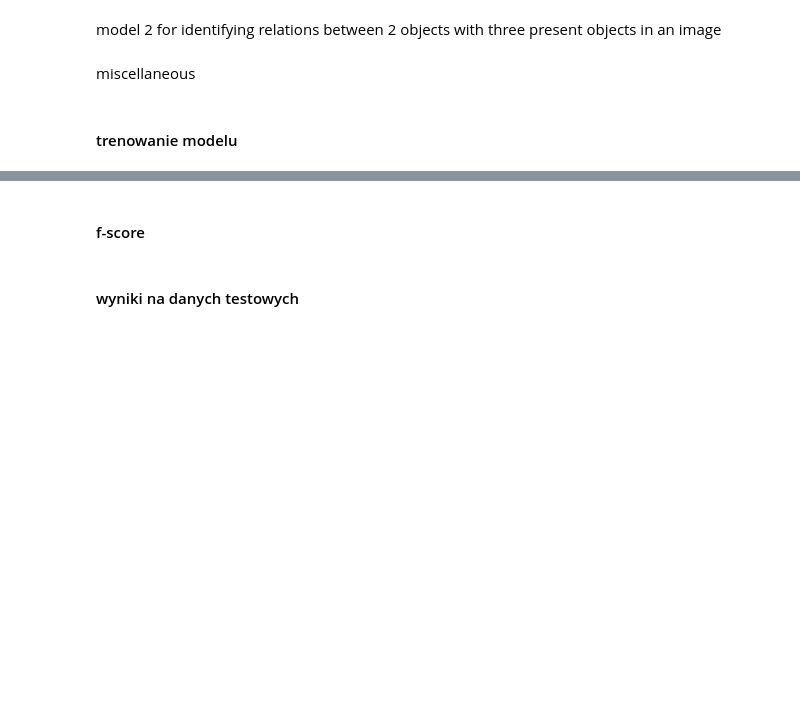
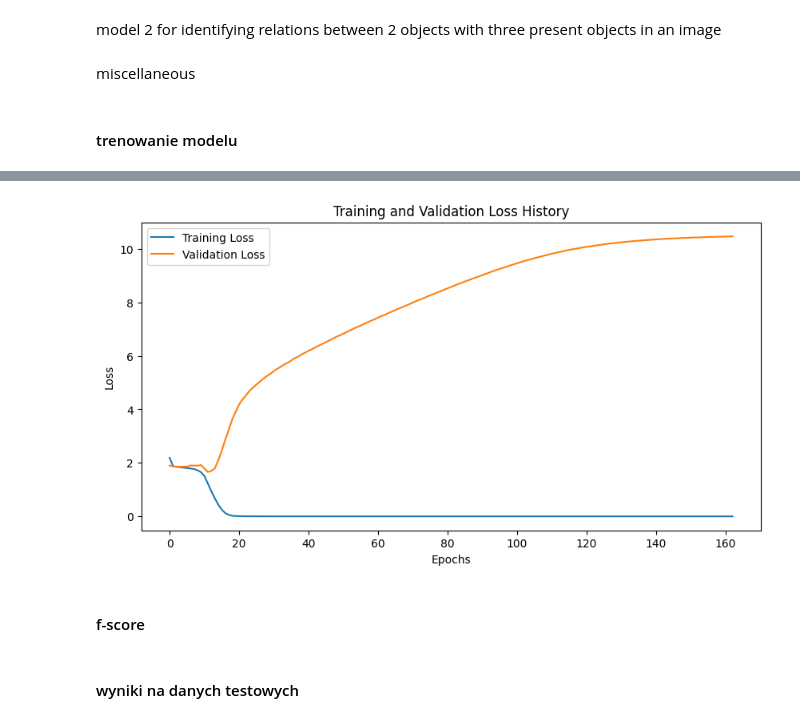
Before and after one commit to AdixPlaysGames/CNN, a Jupyter notebook: cnn2.ipynb, the cells around one changed output, grey strips where cells are left out. Saved outputs shown, nothing was run; the diff lists cells and outputs as text; code cells hidden in the pictures; blank space fills up the shorter version.

Commit message:
model w pliku

```diff
--- a/cnn2.ipynb
+++ b/cnn2.ipynb
@@ -155,7 +149,7 @@ spatial_relation_to_index = {
             'above': 0, 'below': 1, 'left': 2, 'right': 3,
             'below left': 4, 'below right': 5, 'above left': 6, 'above right': 7
         }
-batch_size = 64
+batch_size = 32
 
 loaded_samples = load_samples(output_dir)
 
@@ -172,8 +166,8 @@ data_loader = DataLoader(dataset, batch_size=batch_size, shuffle=True)
 # ustawienia dla early stopping
 val_output_dir='val_samples'
 val_samples = load_samples(val_output_dir)
-early_stopping_patience = 20
-min_delta = 0.001
+early_stopping_patience = 500
+min_delta = 0.0001
 best_loss = float('inf')
 epochs_no_improve = 0
 best_model = None
@@ -180,18 +189,6 @@ best_model = None
 # %% [markdown]
 #### trenowanie modelu
 # %%
-model = ThreeObjectCNN()
-
-'Adam was used for the optimiser. Categorical cross entropy was used for the cost function'
-optimizer = optim.Adam(model.parameters(), lr=0.001)
-criterion = nn.CrossEntropyLoss()
-
-'and rate decay was used to decrease it further after each epoch'
-scheduler = ExponentialLR(optimizer, gamma=0.95)
-
-model.train()
-
-num_epochs = 1000
 for epoch in range(num_epochs):
     total_loss = 0
 
@@ -210,6 +207,7 @@ for epoch in range(num_epochs):
         total_loss += loss.item() * img_batch.size(0)
 
     scheduler.step()
+    train_losses.append(total_loss/len(loaded_samples))
     print(f'Epoch [{epoch+1}/{num_epochs}], Loss: {total_loss/len(loaded_samples):.4f}')
 
     # early stopping
@@ -223,6 +221,7 @@ for epoch in range(num_epochs):
             total_val_loss += loss.item()
 
     avg_val_loss = total_val_loss / len(val_samples)
+    val_losses.append(avg_val_loss)
     print(f'Epoch [{epoch+1}/{num_epochs}], Validation Loss: {avg_val_loss:.4f}')
 
     if avg_val_loss < best_loss - min_delta:
@@ -235,7 +234,4 @@ for epoch in range(num_epochs):
             print('Early stopping')
             break
     print(f'epochs with no improvement: {epochs_no_improve}')
-
-if best_model is not None:
-    model.load_state_dict(best_model)
 # %% [output]
@@ -258,0 +260,11 @@ Early stopping
+# %%
+loss_history = {
+    'train_losses': train_losses,
+    'val_losses': val_losses
+}
+
+with open('loss_history.pkl', 'wb') as file:
+    pickle.dump(loss_history, file)
+# %%
+with open('loss_history.pkl', 'rb') as file:
+    loaded_data = pickle.load(file)
@@ -259,3 +288,14 @@ Early stopping
+# %%
+plt.figure(figsize=(10, 5))
+plt.plot(loaded_data['train_losses'], label='Training Loss')
+plt.plot(loaded_data['val_losses'], label='Validation Loss')
+plt.title('Training and Validation Loss History')
+plt.xlabel('Epochs')
+plt.ylabel('Loss')
+plt.legend()
+plt.show()
+# %% [output]
+[figure, added]
 # %% [markdown]
 #### f-score
 # %%
```
Also changed, not shown: parts of 8 cells of this notebook, 3 other files.
